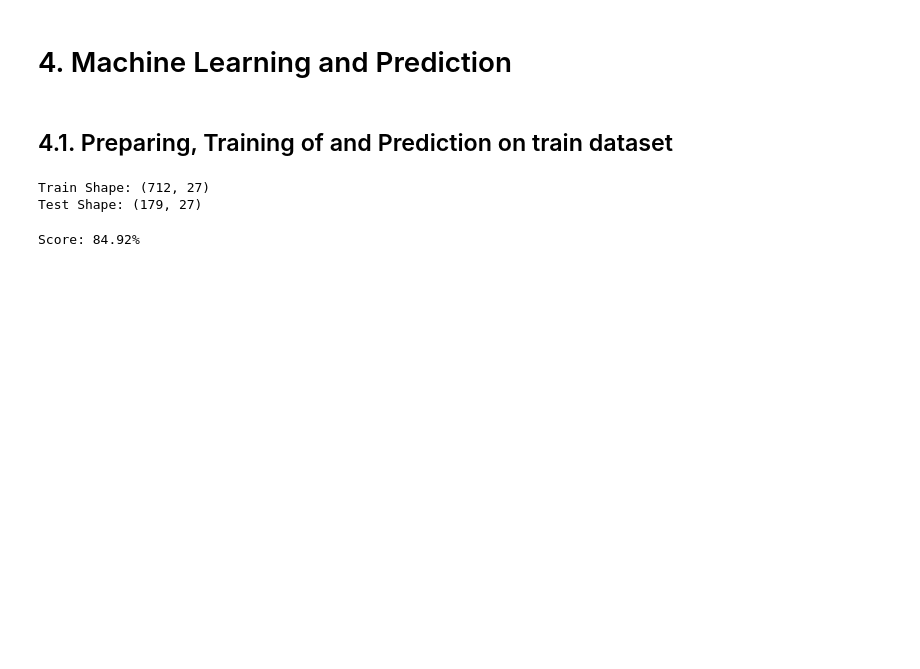
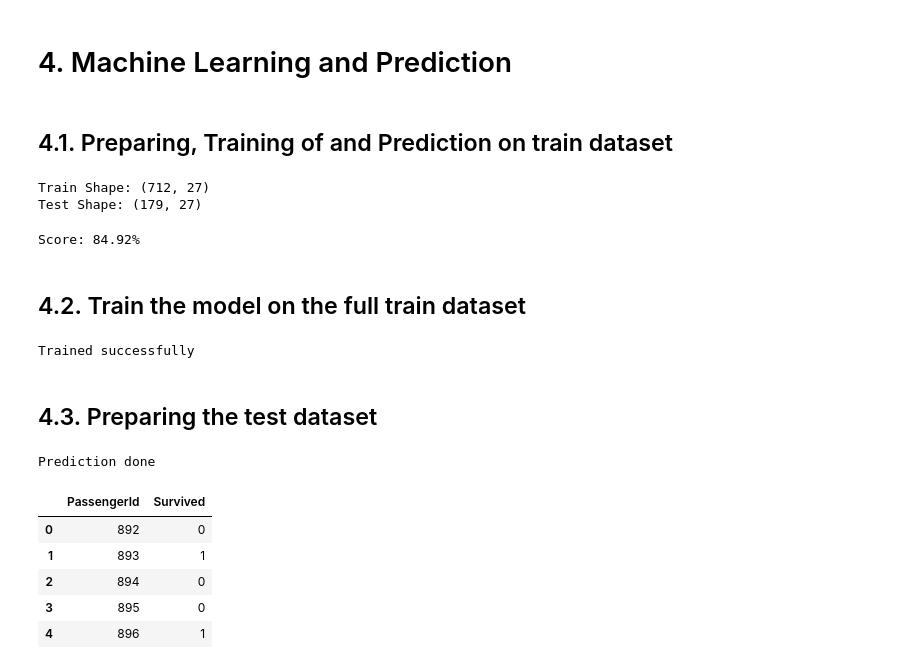
Before and after one commit to clia7/Titanic_Survival_Prediction, a Jupyter notebook: Titanic_Surivial_Prediction.ipynb, the cells around one changed output. Drawn from its saved outputs; the diff is of its cells as text; code cells hidden in the pictures; blank space fills up the shorter version.

Commit message:
made final prediction on the test set

```diff
--- a/Titanic_Surivial_Prediction.ipynb
+++ b/Titanic_Surivial_Prediction.ipynb
@@ -583,3 +583,45 @@ lr_model_accur = accuracy_score(y_val, lr_model_predict)
 print(f'Score: {lr_model_accur*100:.2f}%')
 # %% [output]
 Score: 84.92%
+# %% [markdown]
+## 4.2. Train the model on the full train dataset
+# %%
+# Splitting the full dataset into X the features and y the target
+X_train_full = train_df.drop(columns=['Survived'])
+y_train_full = train_df['Survived']
+
+# Implement the model
+final_lr_model = LogisticRegression(max_iter=1000)
+
+# Train the model
+final_lr_model.fit(X_train_full, y_train_full)
+
+print('Trained successfully')
+# %% [output]
+Trained successfully
+# %% [markdown]
+## 4.3. Preparing the test dataset
+# %%
+# Preparing the test dataset by seperating passanger id and sort the columns
+test_ids = test_df['PassengerId']
+model_features = X_train_full.columns
+X_test_final = test_df[model_features]
+
+# Make Prediction
+final_prediction = final_lr_model.predict(X_test_final)
+print('Prediction done')
+# %% [output]
+Prediction done
+# %%
+submission_df = pd.DataFrame({'PassengerId': test_ids, 'Survived': final_prediction})
+
+submission_df.to_csv('submission.csv', index=False)
+# %%
+submission_df.head()
+# %% [output]
+|  | PassengerId | Survived |
+| 0 | 892 | 0 |
+| 1 | 893 | 1 |
+| 2 | 894 | 0 |
+| 3 | 895 | 0 |
+| 4 | 896 | 1 |
```
